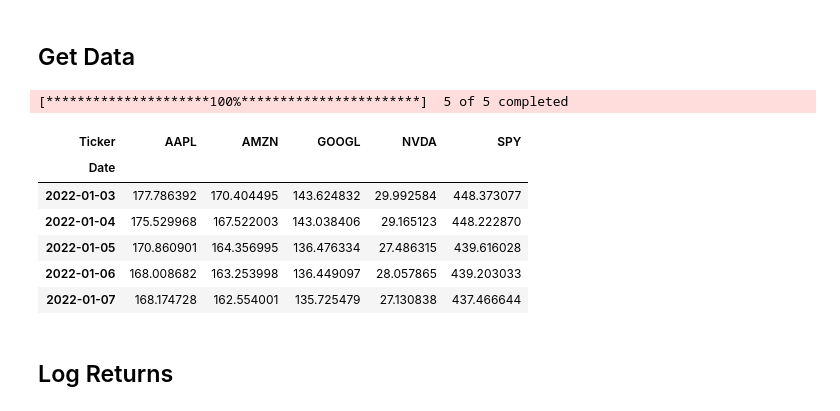
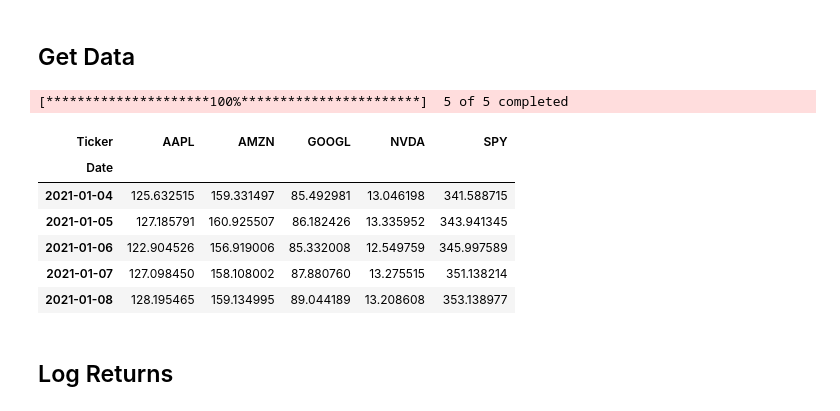
Before and after one commit to fadeeva/quant_finance_projects, a Jupyter notebook: 01_Analysis_and_Modeling_of_Stock_Returns.ipynb, the cells around one changed output. Saved outputs shown, nothing was run; the diff lists cells and outputs as text; code cells hidden in the pictures.

```diff
--- a/01_Analysis_and_Modeling_of_Stock_Returns.ipynb
+++ b/01_Analysis_and_Modeling_of_Stock_Returns.ipynb
@@ -21,23 +25,23 @@ rng = np.random.default_rng(42)
 # %%
 tickers  = ['AAPL', 'AMZN', 'GOOGL', 'SPY', 'NVDA']
 
 data = yf.download(
     tickers,
-    dt.datetime(2022, 1, 1), dt.datetime.now(),
+    dt.datetime(2021, 1, 1), dt.datetime.now(),
     auto_adjust=True
 )
 data = data['Close']
 
 data.head()
 # %% [output]
 [*********************100%***********************]  5 of 5 completed
 | Ticker | AAPL | AMZN | GOOGL | NVDA | SPY |
 | Date |  |  |  |  |  |
-| 2022-01-03 | 177.786392 | 170.404495 | 143.624832 | 29.992584 | 448.373077 |
-| 2022-01-04 | 175.529968 | 167.522003 | 143.038406 | 29.165123 | 448.222870 |
-| 2022-01-05 | 170.860901 | 164.356995 | 136.476334 | 27.486315 | 439.616028 |
-| 2022-01-06 | 168.008682 | 163.253998 | 136.449097 | 28.057865 | 439.203033 |
-| 2022-01-07 | 168.174728 | 162.554001 | 135.725479 | 27.130838 | 437.466644 |
+| 2021-01-04 | 125.632515 | 159.331497 | 85.492981 | 13.046198 | 341.588715 |
+| 2021-01-05 | 127.185791 | 160.925507 | 86.182426 | 13.335952 | 343.941345 |
+| 2021-01-06 | 122.904526 | 156.919006 | 85.332008 | 12.549759 | 345.997589 |
+| 2021-01-07 | 127.098450 | 158.108002 | 87.880760 | 13.275515 | 351.138214 |
+| 2021-01-08 | 128.195465 | 159.134995 | 89.044189 | 13.208608 | 353.138977 |
 # %%
 df = data.copy()
 # %% [markdown]
```
Also changed, not shown: parts of 10 cells of this notebook.
